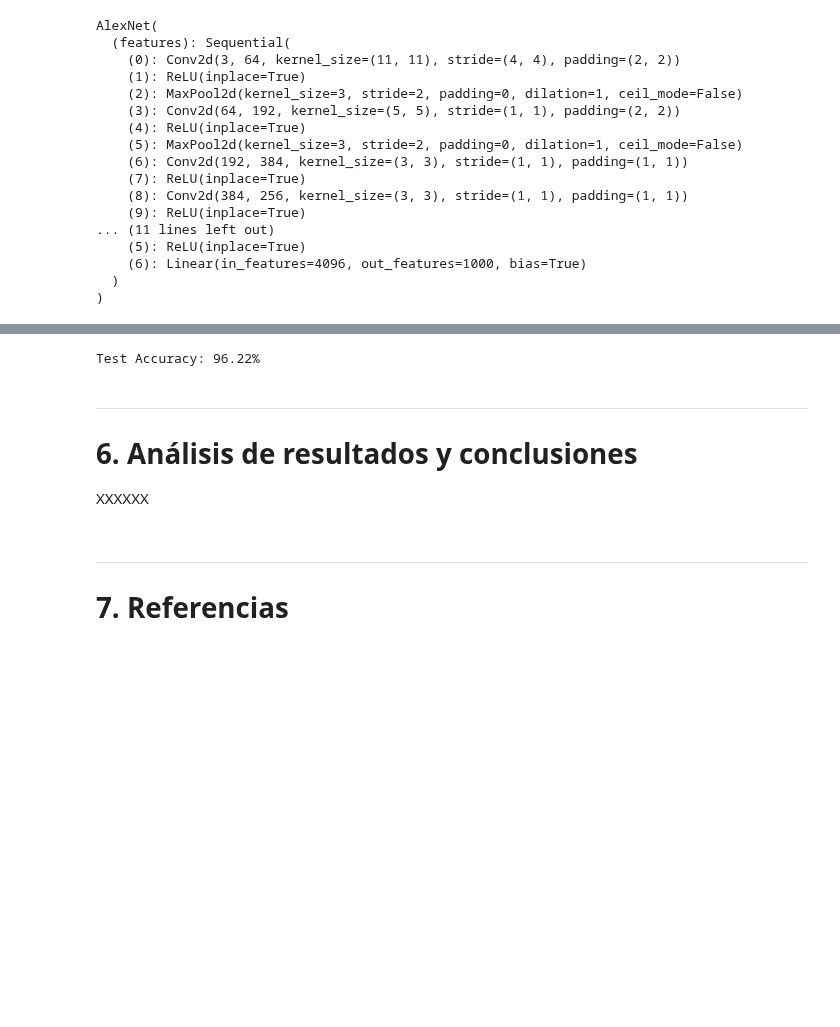
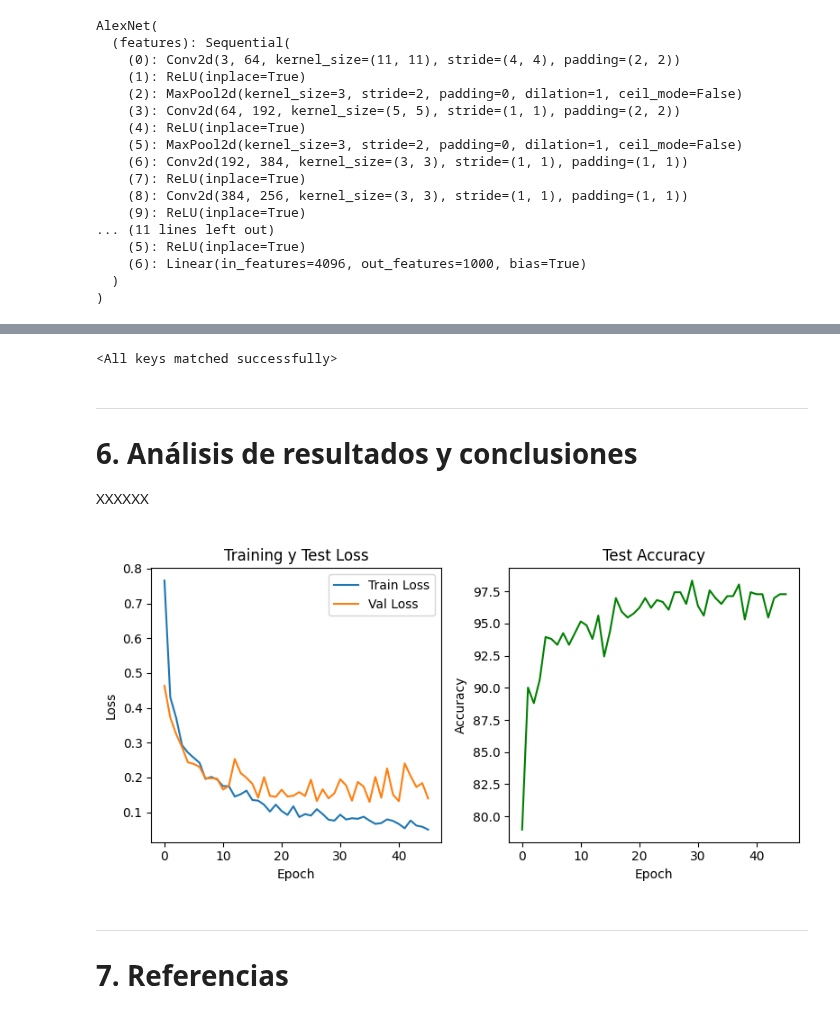
Before and after one commit to Jorbnc/MAIA-DL, a Jupyter notebook: Mini_Proyecto_1_DL.ipynb, the cells around one changed output, grey strips where cells are left out. Cells and saved outputs as stored; diff of their text form; code cells hidden in the pictures; blank space fills up the shorter version.

```diff
--- a/Mini_Proyecto_1_DL.ipynb
+++ b/Mini_Proyecto_1_DL.ipynb
@@ -671,6 +669,24 @@ TODO:
 
 </span>
+# %%
+def evaluar_modelo_accuracy(m):
+  # Modo evaluación
+  m.eval()
+  correctos, total = 0, 0
+  # Desactivar ajuste de parámetros y calcular accuracy
+  with torch.no_grad():
+    for imgs, labels in test_loader:
+        imgs, labels = imgs.to(device), labels.to(device)
+        outputs = m(imgs)
+        _, predicciones = torch.max(outputs, 1)
+        correctos += (predicciones == labels).sum().item()
+        total += labels.size(0)
+  return correctos / total * 100
 # %%
+train_loss_acumulado = []
+val_loss_acumulado = []
+accuracy_acumulado = []
+
 # Las siguientes variables se irán actualizando iterativamente
 # Copia inicial del estado del modelo
 pesos_mejor_modelo = copy.deepcopy(model.state_dict())
@@ -697,6 +713,7 @@ for epoch in range(1, num_epochs+1):
 
     # Métrica de entrenamiento para la epoch actual
     train_loss = loss_acumulada / len(train_loader.dataset)
+    train_loss_acumulado.append(train_loss)
 
     # Validación
     model.eval()
@@ -709,6 +726,11 @@ for epoch in range(1, num_epochs+1):
             loss = loss_f(outputs, labels)
             val_loss += loss.item() * imgs.size(0)
     val_loss /= len(val_loader.dataset)
+    val_loss_acumulado.append(val_loss)
+
+    # Prueba iterativa
+    acc = evaluar_modelo_accuracy(model)
+    accuracy_acumulado.append(acc)
 
     # Early stopping
     # Si es que hay mejoría...
@@ -718,11 +740,11 @@ for epoch in range(1, num_epochs+1):
         pesos_mejor_modelo = copy.deepcopy(model.state_dict())
         # Y reiniciar el contador de epochs
         epochs_sin_mejora = 0
-        print(f"Epoch {epoch}/{num_epochs}, Train Loss: {train_loss:.4f},  Val Loss: {val_loss:.4f} --> Nueva mejor métrica")
+        print(f"Epoch {epoch}/{num_epochs}, Train Loss: {train_loss:.4f},  Val Loss: {val_loss:.4f} --> Nueva mejor métrica (Test Accuracy: {acc:.2f}%)")
     # En caso contrario, seguir iterando hasta superar el umbral o finalizar todas las epochs
     else:
         epochs_sin_mejora += 1
-        print(f"Epoch {epoch}/{num_epochs}, Train Loss: {train_loss:.4f},  Val Loss: {val_loss:.4f}")
+        print(f"Epoch {epoch}/{num_epochs}, Train Loss: {train_loss:.4f},  Val Loss: {val_loss:.4f} (Test Accuracy: {acc:.2f}%)")
         if epochs_sin_mejora >= umbral_epochs:
             print(f"→ Early stopping después de {epoch} epochs.")
             break
@@ -754,23 +769,8 @@ Epoch 27/40, Train Loss: 0.0808,  Val Loss: 0.1458
-# %%
-# Cargar mejores pesos
-model.load_state_dict(pesos_mejor_modelo)
-
-# Test
-model.eval()
-correctos = 0
-total   = 0
-with torch.no_grad():
-    for imgs, labels in test_loader:
-        imgs, labels = imgs.to(device), labels.to(device)
-        outputs = model(imgs)
-        _, predicciones = torch.max(outputs, 1)
-        correctos += (predicciones == labels).sum().item()
-        total += labels.size(0)
-
-test_accuracy = correctos / total * 100 # PROBAR TAMBIÉN F-SCORE
-print(f"Test Accuracy: {test_accuracy:.2f}%")
-# %% [output]
-Test Accuracy: 96.22%
+# %%
+# Cargar mejores pesos
+model.load_state_dict(pesos_mejor_modelo)
+# %% [output]
+<All keys matched successfully>
 # %% [markdown]
 ***
 <span style="font-family:Cambria Math">
@@ -841,3 +782,22 @@ XXXXXX
+# %%
+fig, axes = plt.subplots(1, 2, figsize=(8, 4))
+
+axes[0].plot(train_loss_acumulado, label='Train Loss')
+axes[0].plot(val_loss_acumulado, label='Val Loss')
+axes[0].set_xlabel('Epoch')
+axes[0].set_ylabel('Loss')
+axes[0].legend()
+axes[0].set_title('Training y Test Loss')
+
+axes[1].plot(accuracy_acumulado, label='Test Accuracy', color='green')
+axes[1].set_xlabel('Epoch')
+axes[1].set_ylabel('Accuracy')
+axes[1].set_title('Test Accuracy')
+
+plt.tight_layout()
+plt.show()
+# %% [output]
+[figure, added]
 # %% [markdown]
 ***
 <span style="font-family:Cambria Math">
```
Also changed, not shown: parts of 22 cells of this notebook.
